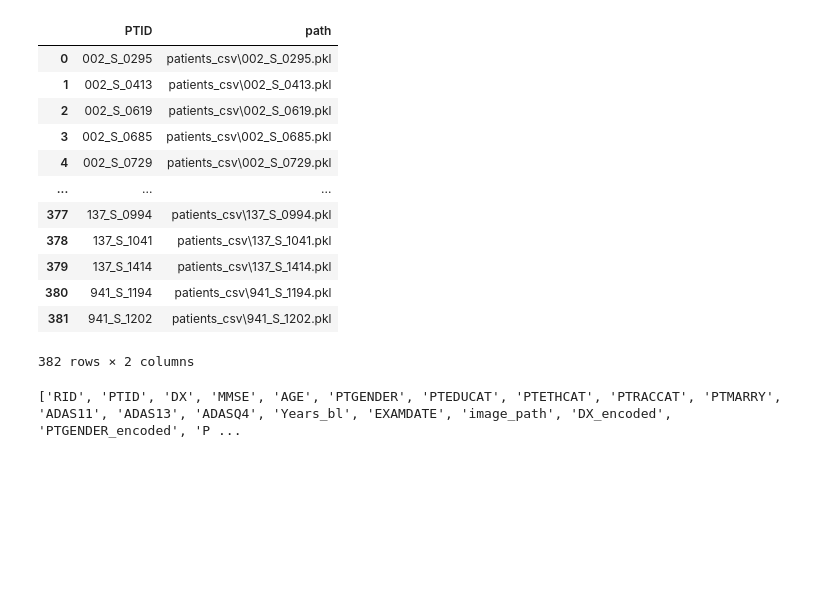
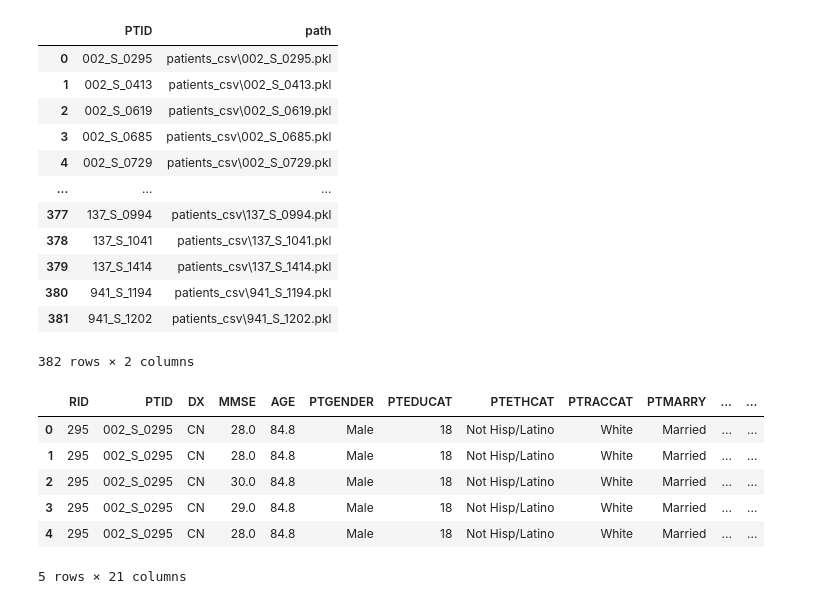
Before and after one commit to yumin04/AD_Multimodal, a Jupyter notebook: TFN_AD/AD_CoxModel_pytorch.ipynb, the cells around one changed output. Cells and saved outputs as stored; diff of their text form; code cells hidden in the pictures; blank space fills up the shorter version.

```diff
--- a/TFN_AD/AD_CoxModel_pytorch.ipynb
+++ b/TFN_AD/AD_CoxModel_pytorch.ipynb
@@ -33,9 +37,15 @@ manifest
 382 rows × 2 columns
 # %%
 patient_df = pd.read_pickle("patients_csv/002_S_0295.pkl")
-print(patient_df.columns.tolist())
+patient_df
 # %% [output]
+|  | RID | PTID | DX | MMSE | AGE | PTGENDER | PTEDUCAT | PTETHCAT | PTRACCAT | PTMARRY | ... | ... |
+| 0 | 295 | 002_S_0295 | CN | 28.0 | 84.8 | Male | 18 | Not Hisp/Latino | White | Married | ... | ... |
+| 1 | 295 | 002_S_0295 | CN | 28.0 | 84.8 | Male | 18 | Not Hisp/Latino | White | Married | ... | ... |
+| 2 | 295 | 002_S_0295 | CN | 30.0 | 84.8 | Male | 18 | Not Hisp/Latino | White | Married | ... | ... |
+| 3 | 295 | 002_S_0295 | CN | 29.0 | 84.8 | Male | 18 | Not Hisp/Latino | White | Married | ... | ... |
+| 4 | 295 | 002_S_0295 | CN | 28.0 | 84.8 | Male | 18 | Not Hisp/Latino | White | Married | ... | ... |
-['RID', 'PTID', 'DX', 'MMSE', 'AGE', 'PTGENDER', 'PTEDUCAT', 'PTETHCAT', 'PTRACCAT', 'PTMARRY', 'ADAS11', 'ADAS13', 'ADASQ4', 'Years_bl', 'EXAMDATE', 'image_path', 'DX_encoded', 'PTGENDER_encoded', 'P ...
+5 rows × 21 columns
 # %%
 demographic_columns = [
     "AGE", "PTEDUCAT",
```
Also changed, not shown: parts of 17 cells of this notebook.
